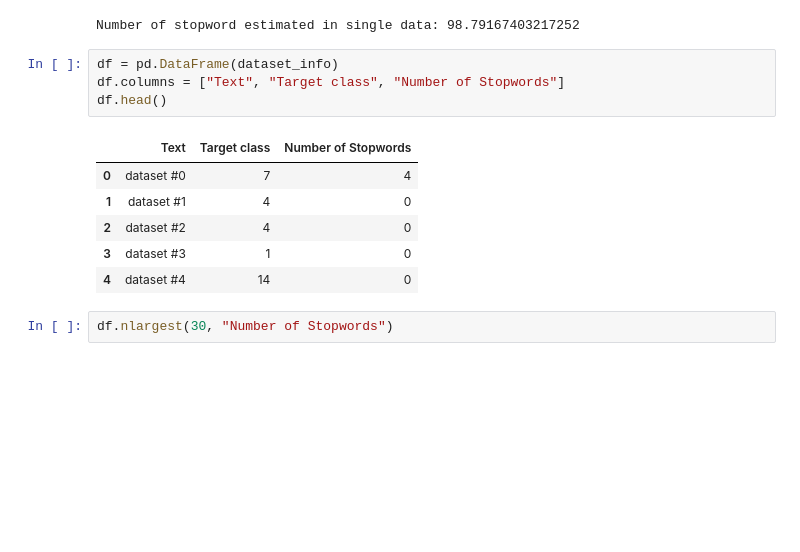
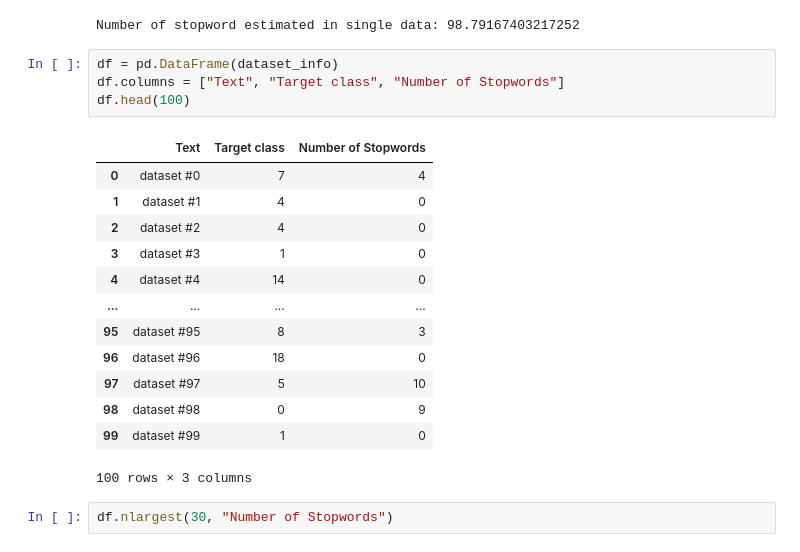
Before and after one commit to manhdung20112000/Natural-Language-Processing, a Jupyter notebook: NLP summary.ipynb, the cells around one changed output. Saved outputs shown, nothing was run; the diff lists cells and outputs as text; blank space fills up the shorter version.

```diff
--- a/NLP summary.ipynb
+++ b/NLP summary.ipynb
@@ -205,14 +205,21 @@ Number of stopword estimated in single data: 98.79167403217252
 # %%
 df = pd.DataFrame(dataset_info)
 df.columns = ["Text", "Target class", "Number of Stopwords"]
-df.head()
+df.head(100)
 # %% [output]
 |  | Text | Target class | Number of Stopwords |
 | 0 | dataset #0 | 7 | 4 |
 | 1 | dataset #1 | 4 | 0 |
 | 2 | dataset #2 | 4 | 0 |
 | 3 | dataset #3 | 1 | 0 |
 | 4 | dataset #4 | 14 | 0 |
+| ... | ... | ... | ... |
+| 95 | dataset #95 | 8 | 3 |
+| 96 | dataset #96 | 18 | 0 |
+| 97 | dataset #97 | 5 | 10 |
+| 98 | dataset #98 | 0 | 9 |
+| 99 | dataset #99 | 1 | 0 |
+100 rows × 3 columns
 # %%
 df.nlargest(30, "Number of Stopwords")
 # %% [output]
```
Also changed, not shown: parts of 23 cells of this notebook, 11 other files.
